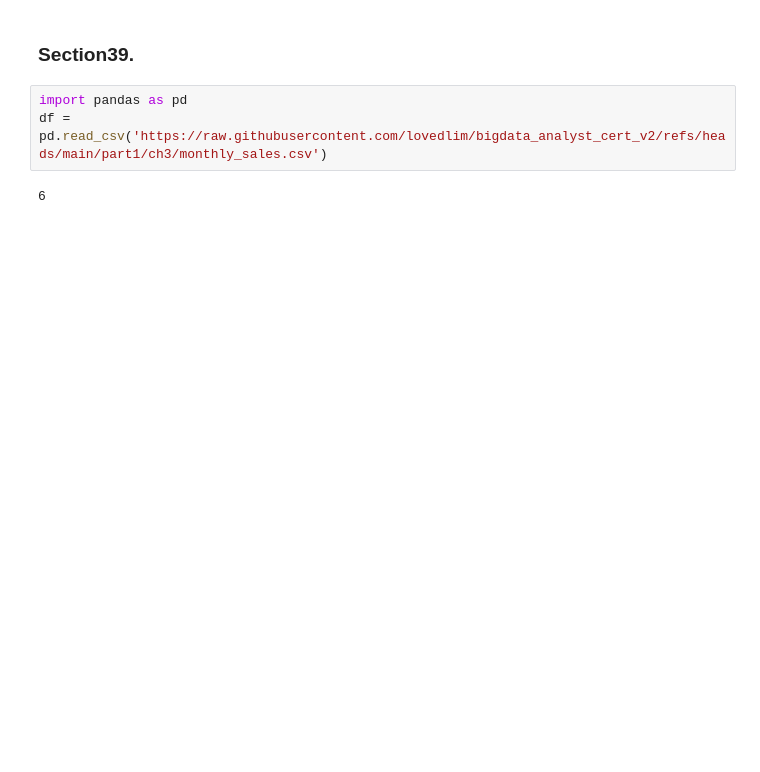
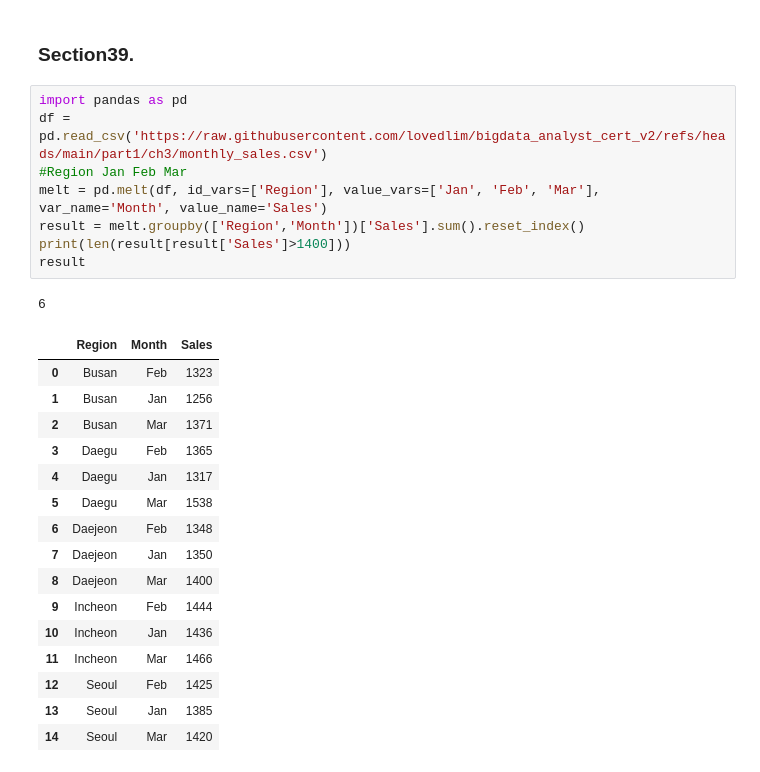
Before and after one commit to 0sun-creater/BigDataCertificationCourses, a Jupyter notebook: part1/ch3/ch3_ex_type1.ipynb, the cells around one changed output. Saved outputs shown, nothing was run; the diff lists cells and outputs as text; blank space fills up the shorter version.

```diff
--- a/part1/ch3/ch3_ex_type1.ipynb
+++ b/part1/ch3/ch3_ex_type1.ipynb
@@ -635,5 +692,26 @@ df = pd.read_csv("https://raw.githubusercontent.com/lovedlim/bigdata_analyst_cer
 # %%
 import pandas as pd
 df = pd.read_csv('https://raw.githubusercontent.com/lovedlim/bigdata_analyst_cert_v2/refs/heads/main/part1/ch3/monthly_sales.csv')
+#Region Jan Feb Mar
+melt = pd.melt(df, id_vars=['Region'], value_vars=['Jan', 'Feb', 'Mar'], var_name='Month', value_name='Sales')
+result = melt.groupby(['Region','Month'])['Sales'].sum().reset_index()
+print(len(result[result['Sales']>1400]))
+result
 # %% [output]
 6
+|  | Region | Month | Sales |
+| 0 | Busan | Feb | 1323 |
+| 1 | Busan | Jan | 1256 |
+| 2 | Busan | Mar | 1371 |
+| 3 | Daegu | Feb | 1365 |
+| 4 | Daegu | Jan | 1317 |
+| 5 | Daegu | Mar | 1538 |
+| 6 | Daejeon | Feb | 1348 |
+| 7 | Daejeon | Jan | 1350 |
+| 8 | Daejeon | Mar | 1400 |
+| 9 | Incheon | Feb | 1444 |
+| 10 | Incheon | Jan | 1436 |
+| 11 | Incheon | Mar | 1466 |
+| 12 | Seoul | Feb | 1425 |
+| 13 | Seoul | Jan | 1385 |
+| 14 | Seoul | Mar | 1420 |
```
Also changed, not shown: parts of 6 cells of this notebook.
